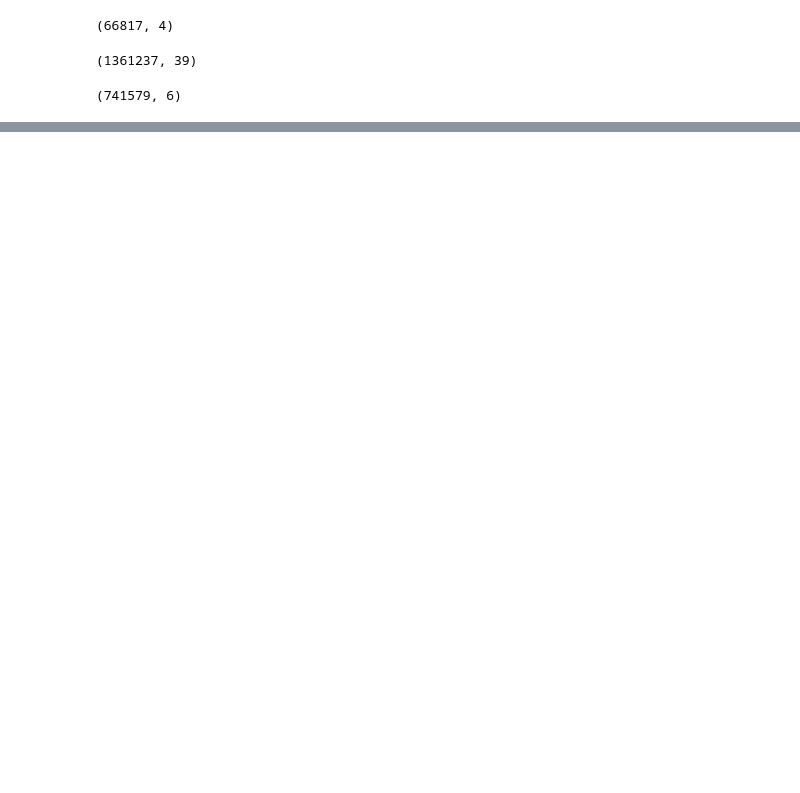
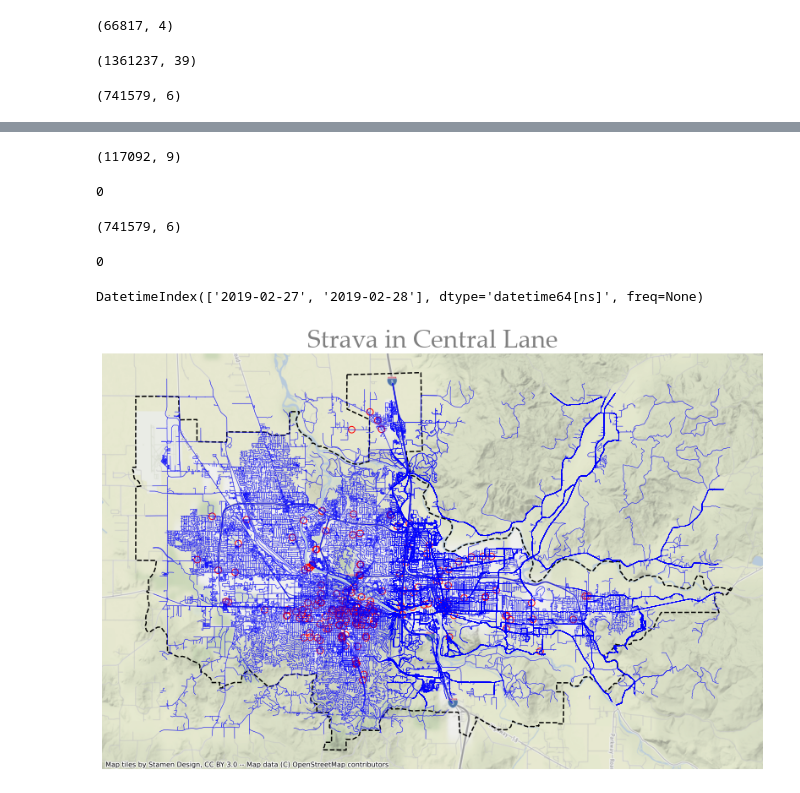
Before and after one commit to dongmeic/MPO_Data_Portal, a Jupyter notebook: TrafficCountData/AADBT/explore_Strava_data.ipynb, the cells around one changed output, grey strips where cells are left out. Drawn from its saved outputs; the diff is of its cells as text; code cells hidden in the pictures; blank space fills up the shorter version.

```diff
--- a/TrafficCountData/AADBT/explore_Strava_data.ipynb
+++ b/TrafficCountData/AADBT/explore_Strava_data.ipynb
@@ -47,0 +63,4 @@ ndata.head()
+# %%
+ndata = ndata.to_crs(epsg=3857)
+# %%
+bike_counts_loc = bike_counts_loc.to_crs(epsg=3857)
@@ -47,0 +78,8 @@ ndata.head()
+# %%
+bikecountloc_near_Strava.shape
+# %% [output]
+(117092, 9)
+# %%
+bikecountloc_near_Strava.total_trip_count.isna().sum()
+# %% [output]
+0
@@ -47,0 +90,28 @@ ndata.head()
+# %%
+ndata.shape
+# %% [output]
+(741579, 6)
+# %%
+ndata.date.isna().sum()
+# %% [output]
+0
+# %%
+ndata['date'] = ndata.date.apply(lambda x: datetime.strptime(x, '%Y-%m-%d'))
+# %%
+print(pd.date_range(
+  start="2018-01-01", end="2021-12-31").difference(ndata.date))
+# %% [output]
+DatetimeIndex(['2019-02-27', '2019-02-28'], dtype='datetime64[ns]', freq=None)
+# %%
+MPObd = gpd.read_file("X:/Data/Transportation/MPO_Bound.shp")
+# %%
+fig, ax = plt.subplots(figsize=(14, 12))
+ndata.plot(ax=ax, color='blue', linewidth = 0.5, aspect=1)
+bike_counts_loc.plot(ax=ax, marker ='o', facecolor="none", edgecolor="red", markersize=60, aspect=1)
+MPObd.plot(ax=ax, facecolor="none", edgecolor="black", linestyle='--', linewidth = 1.5, aspect=1)
+ctx.add_basemap(ax, alpha = 0.7)
+plt.title("Strava in Central Lane", fontsize=30, fontname="Palatino Linotype",
+          color="grey")
+ax.axis("off");
+# %% [output]
+[figure, added]
```
Also changed, not shown: parts of 11 cells of this notebook.
